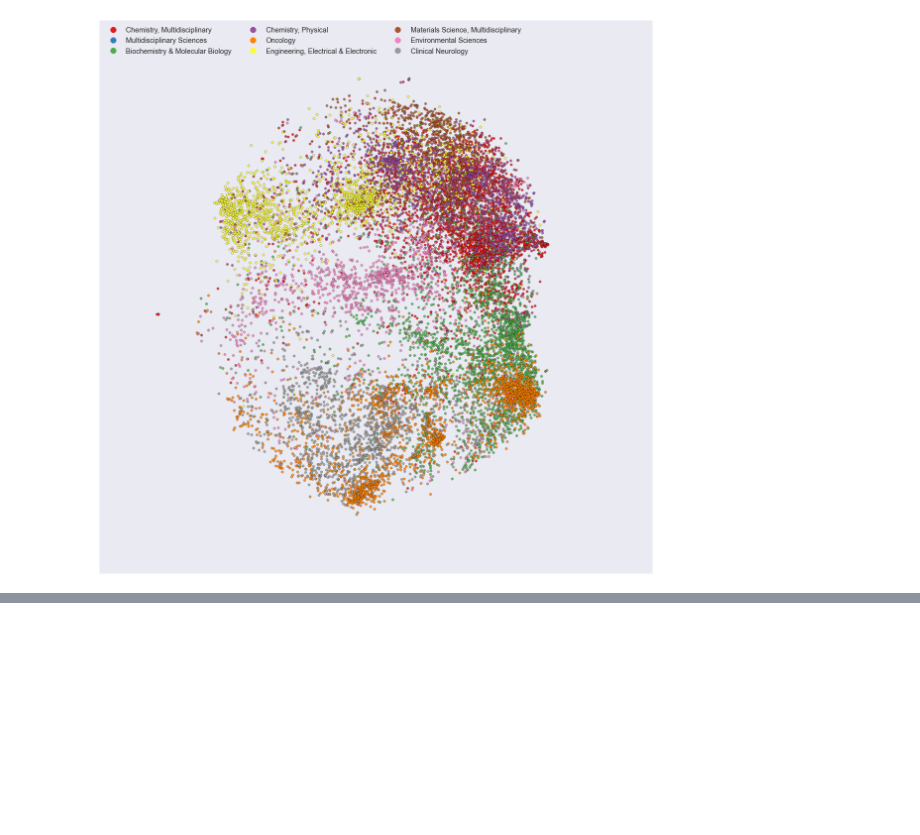
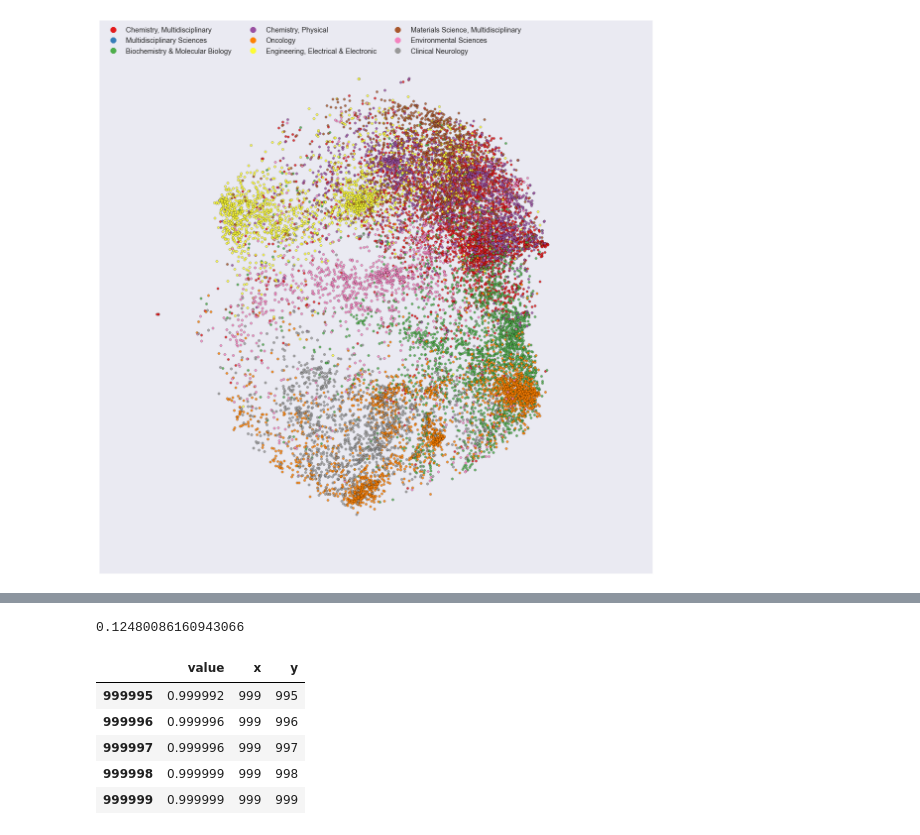
Before and after one commit to jlorince/WoS, a Jupyter notebook: notebooks/viz.ipynb, the cells around one changed output, grey strips where cells are left out. Cells and saved outputs as stored; diff of their text form; code cells hidden in the pictures; blank space fills up the shorter version.

```diff
--- a/notebooks/viz.ipynb
+++ b/notebooks/viz.ipynb
@@ -102,0 +113,13 @@ ax.grid()
+# %%
+np.percentile(values,50)
+# %% [output]
+0.12480086160943066
+# %%
+df.tail()
+# %% [output]
+|  | value | x | y |
+| 999995 | 0.999992 | 999 | 995 |
+| 999996 | 0.999996 | 999 | 996 |
+| 999997 | 0.999996 | 999 | 997 |
+| 999998 | 0.999999 | 999 | 998 |
+| 999999 | 0.999999 | 999 | 999 |
```
Also changed, not shown: parts of 3 cells of this notebook, 2 other files.
